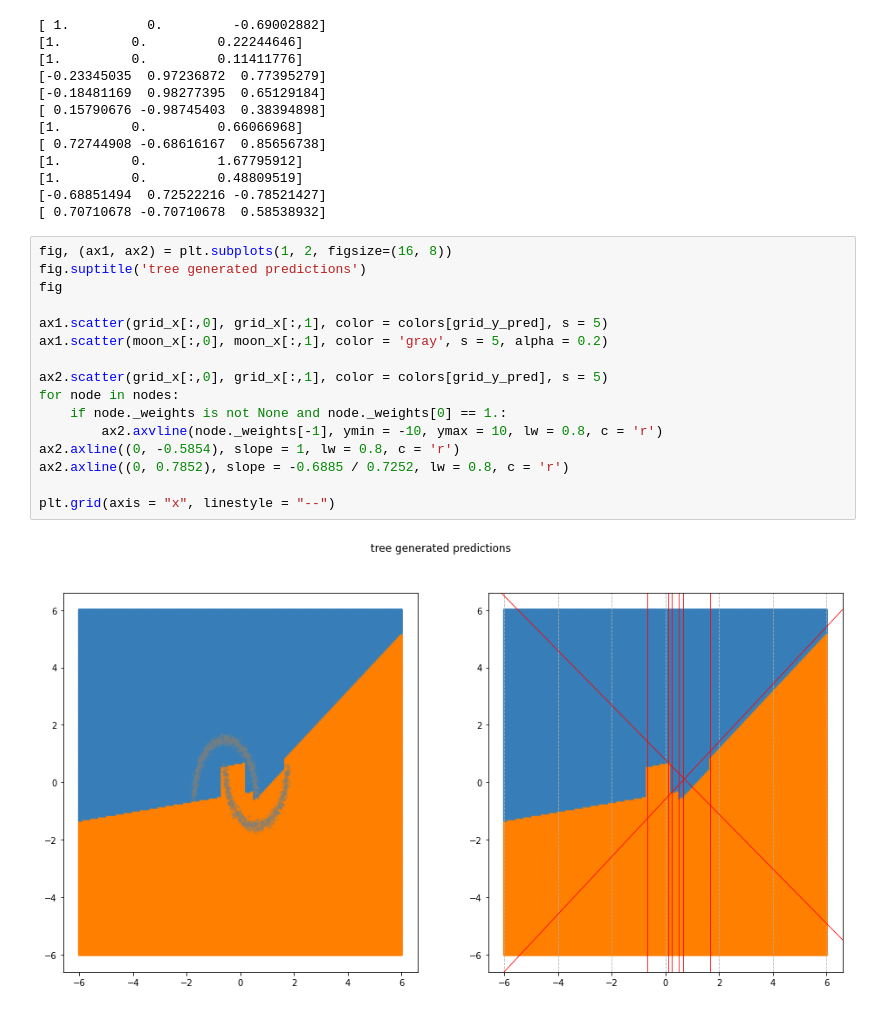
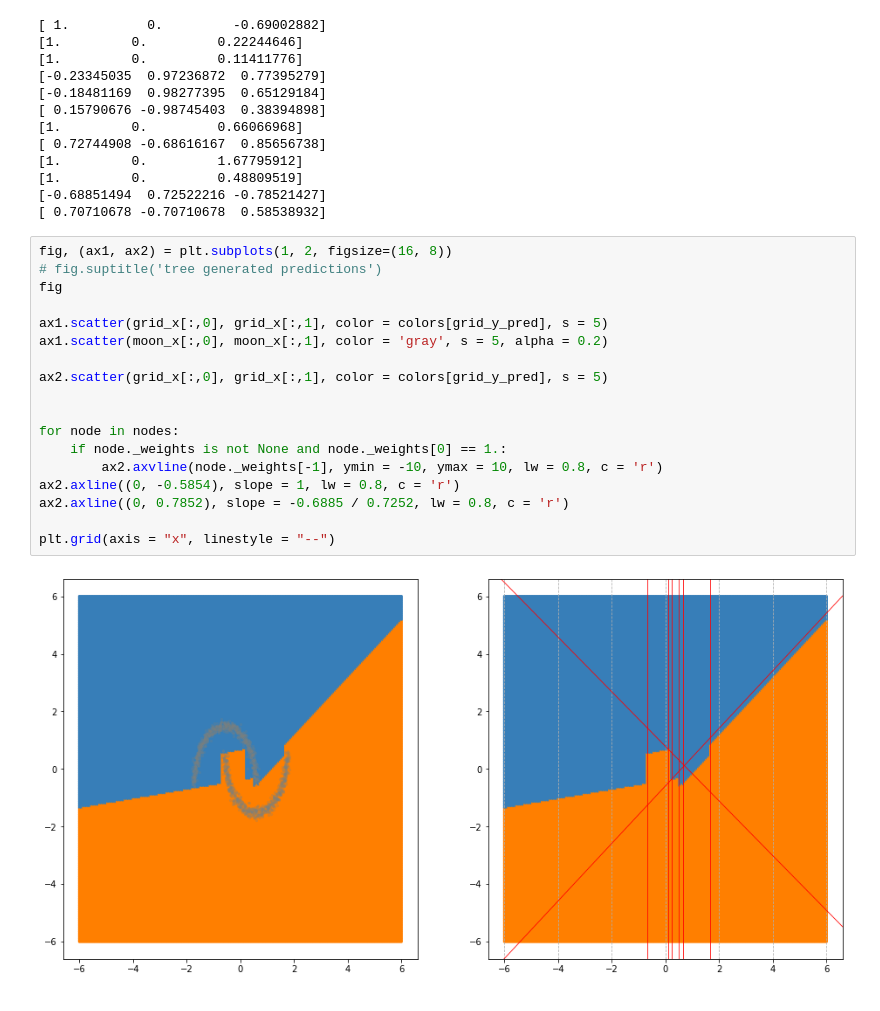
Before and after one commit to junzeye/OCT_vs_NN, a Jupyter notebook: 2D_experiments/scratch.ipynb, the cells around one changed output. Saved outputs shown, nothing was run; the diff lists cells and outputs as text.

```diff
--- a/2D_experiments/scratch.ipynb
+++ b/2D_experiments/scratch.ipynb
@@ -221,19 +220,21 @@ for n in nodes:
 [ 0.70710678 -0.70710678  0.58538932]
 # %%
 fig, (ax1, ax2) = plt.subplots(1, 2, figsize=(16, 8))
-fig.suptitle('tree generated predictions')
+# fig.suptitle('tree generated predictions')
 fig
 
 ax1.scatter(grid_x[:,0], grid_x[:,1], color = colors[grid_y_pred], s = 5)
 ax1.scatter(moon_x[:,0], moon_x[:,1], color = 'gray', s = 5, alpha = 0.2)
 
 ax2.scatter(grid_x[:,0], grid_x[:,1], color = colors[grid_y_pred], s = 5)
+
+
 for node in nodes:
     if node._weights is not None and node._weights[0] == 1.:
         ax2.axvline(node._weights[-1], ymin = -10, ymax = 10, lw = 0.8, c = 'r')
 ax2.axline((0, -0.5854), slope = 1, lw = 0.8, c = 'r')
 ax2.axline((0, 0.7852), slope = -0.6885 / 0.7252, lw = 0.8, c = 'r')
 
 plt.grid(axis = "x", linestyle = "--")
 # %% [output]
-[figure, old version]
+[figure, new version]
```
Also changed, not shown: parts of 2 cells of this notebook, 6 other files.
